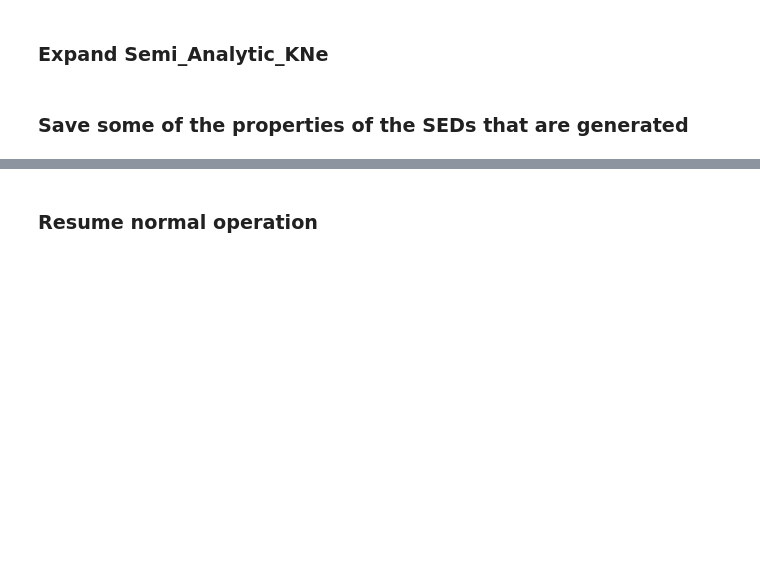
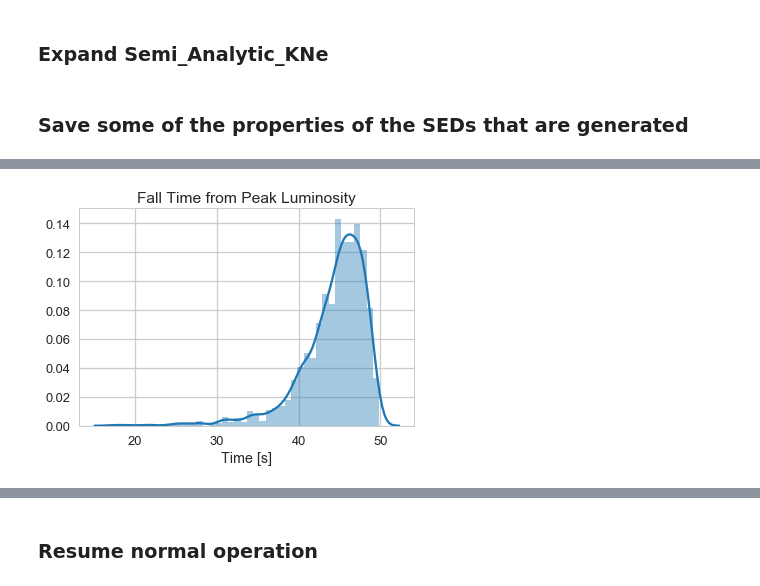
Before and after one commit to cnsetzer/astrotog, a Jupyter notebook: astrotog/Generate_KNe_Obs.ipynb, the cells around one changed output, grey strips where cells are left out. Drawn from its saved outputs; the diff is of its cells as text; code cells hidden in the pictures; blank space fills up the shorter version.

```diff
--- a/astrotog/Generate_KNe_Obs.ipynb
+++ b/astrotog/Generate_KNe_Obs.ipynb
@@ -279,2 +291,11 @@ plt.show()
+# %%
+fig = plt.figure()
+plot_var = np.asarray(seds_props['t_fall'])/(60*60*24)
+seaborn.distplot(plot_var,hist=True)
+plt.title('Fall Time from Peak Luminosity')
+plt.xlabel('Time [s]')
+plt.show()
+# %% [output]
+[figure, added]
 # %%
 fig = plt.figure()
```
Also changed, not shown: parts of 15 cells of this notebook, 4 other files.
